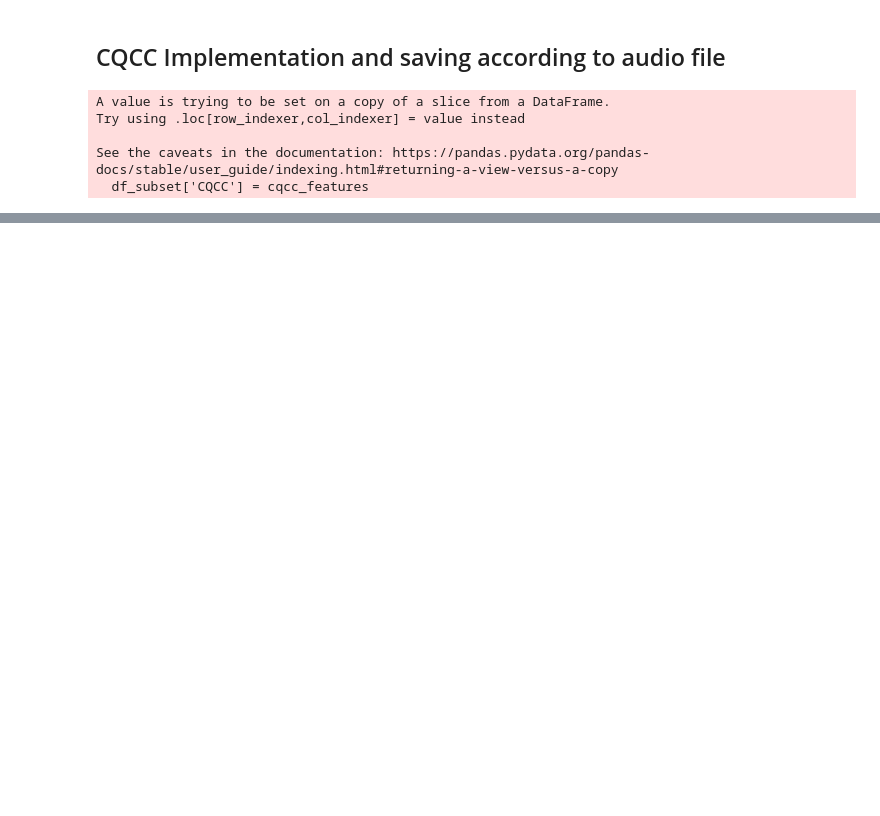
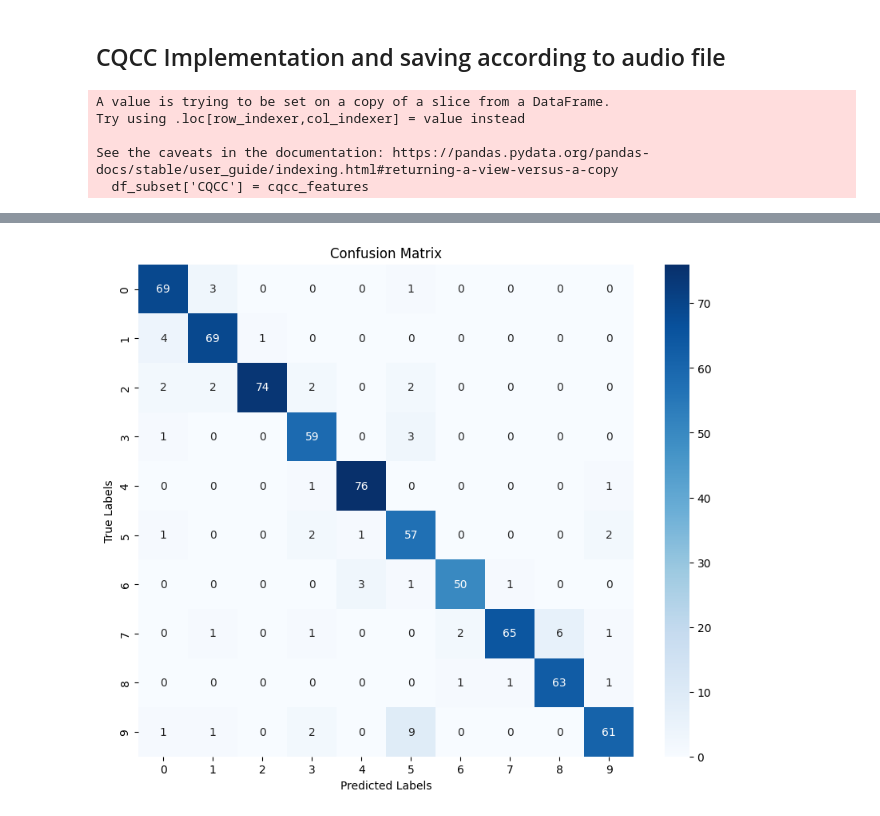
Before and after one commit to CaCuCkA/ukranian-spoken-digits, a Jupyter notebook: audio_digits_recognition.ipynb, the cells around one changed output, grey strips where cells are left out. Drawn from its saved outputs; the diff is of its cells as text; code cells hidden in the pictures; blank space fills up the shorter version.

```diff
--- a/audio_digits_recognition.ipynb
+++ b/audio_digits_recognition.ipynb
@@ -234,0 +293,2 @@ print(df_subset.head())
+# %%
+device = torch.device('cuda' if torch.cuda.is_available() else 'cpu')
@@ -234,0 +326,70 @@ print(df_subset.head())
+# %%
+import torchmetrics
+
+def setup_metrics(device, num_classes):
+    acc = torchmetrics.Accuracy(task="multiclass", num_classes=num_classes).to(device)
+    prec = torchmetrics.Precision(task="multiclass", num_classes=num_classes, average='macro').to(device)
+    recall = torchmetrics.Recall(task="multiclass", num_classes=num_classes, average='macro').to(device)
+    f1 = torchmetrics.F1Score(task="multiclass", num_classes=num_classes, average='macro').to(device)
+    return acc, prec, recall, f1
+# %%
+train_loss = []
+val_loss = []
+accuracies = []
+precisions = []
+recalls = []
+f1_scores = []
+# %%
+for epoch in tqdm.trange(1):
+    model.train()
+    total_val_loss = 0
+    total_train_loss = 0
+
+    for data, target in train_loader:
+        data, target = data.to(device), target.to(device)
+        optimizer.zero_grad()
+        output = model(data)
+        loss = F.cross_entropy(output, target)
+        loss.backward()
+        optimizer.step()
+        total_train_loss += loss.item()
+    train_loss.append(total_train_loss / len(train_loader))
+
+    model.eval()
+    acc, prec, recall, f1 = setup_metrics(device, 10)
+    all_targets, all_preds = [], []
+
+    with torch.no_grad():
+        for data, target in valid_loader:
+            data, target = data.to(device), target.to(device)
+            output = model(data)
+            loss = torch.nn.functional.cross_entropy(output, target)
+            acc(output, target)
+            prec(output, target)
+            recall(output, target)
+            f1(output, target)
+            total_val_loss += loss.item()
+
+            # Store predictions and targets for confusion matrix
+            _, predicted_labels = torch.max(output, 1)
+            all_preds.extend(predicted_labels.view(-1).cpu().numpy())
+            all_targets.extend(target.view(-1).cpu().numpy())
+
+        accuracies.append(acc.compute())
+        precisions.append(prec.compute())
+        recalls.append(recall.compute())
+        f1_scores.append(f1.compute())
+        val_loss.append(total_val_loss / len(valid_loader))
+
+        # Compute confusion matrix
+        cm = confusion_matrix(all_targets, all_preds, labels=np.arange(10))
+
+        # Plot confusion matrix
+        plt.figure(figsize=(10, 8))
+        sns.heatmap(cm, annot=True, fmt="d", cmap='Blues', xticklabels=np.arange(10), yticklabels=np.arange(10))
+        plt.xlabel('Predicted Labels')
+        plt.ylabel('True Labels')
+        plt.title('Confusion Matrix')
+        plt.show()
+# %% [output]
+[figure, added]
```
Also changed, not shown: parts of 23 cells of this notebook.
